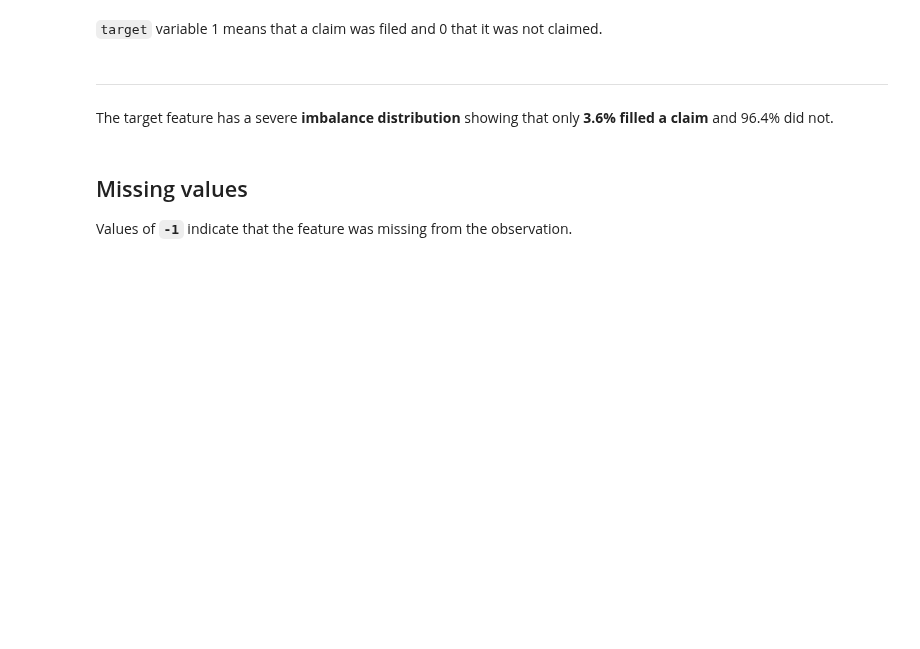
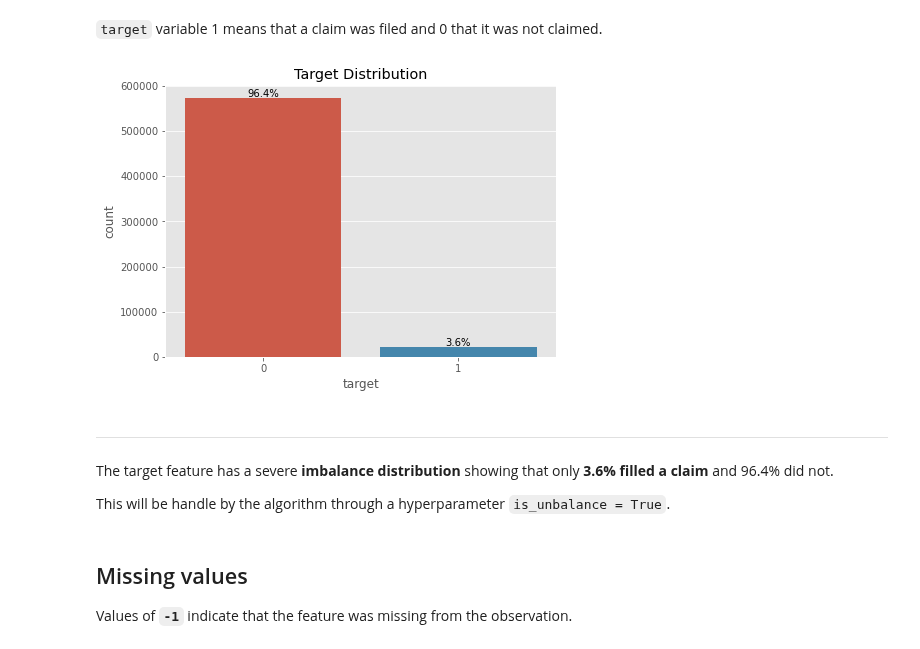
Before and after one commit to pessini/insurance-claim-prediction, a Jupyter notebook: safe-driver-prediction.ipynb, the cells around one changed output. Drawn from its saved outputs; the diff is of its cells as text; code cells hidden in the pictures; blank space fills up the shorter version.

```diff
--- a/safe-driver-prediction.ipynb
+++ b/safe-driver-prediction.ipynb
@@ -132,29 +147,32 @@ print('Test Dataset - Number of rows are',test_df.shape[0], 'and number of colum
 `target` variable 1 means that a claim was filed and 0 that it was not claimed.
 # %%
 y = train_df.target
-
-plt.figure(figsize=(7, 5))
+fig = plt.figure(figsize=(7, 5))
 ax = sns.countplot(y,label="Count")
 
 total_size = len(train_df)
 
 # Display the target value ratio at the top of the bar
 for patch in ax.patches:
     height = patch.get_height()
     width = patch.get_width()
     left_coord = patch.get_x()
     percent = height/total_size*100
 
     ax.text(x=left_coord + width/2.0,
             y=height + 3000,
             s='{:1.1f}%'.format(percent),
             ha='center')
 
 ax.set_title('Target Distribution');
 plt.savefig('./plots/target_distribution.png', dpi=fig.dpi)
+# %% [output]
+[figure, added]
 # %% [markdown]
 ---
 The target feature has a severe __imbalance distribution__ showing that only __3.6% filled a claim__ and 96.4% did not.
+
+This will be handle by the algorithm through a hyperparameter `is_unbalance = True`.
 # %% [markdown]
 ## Missing values
 
```
Also changed, not shown: parts of 60 cells of this notebook, 12 other files.
